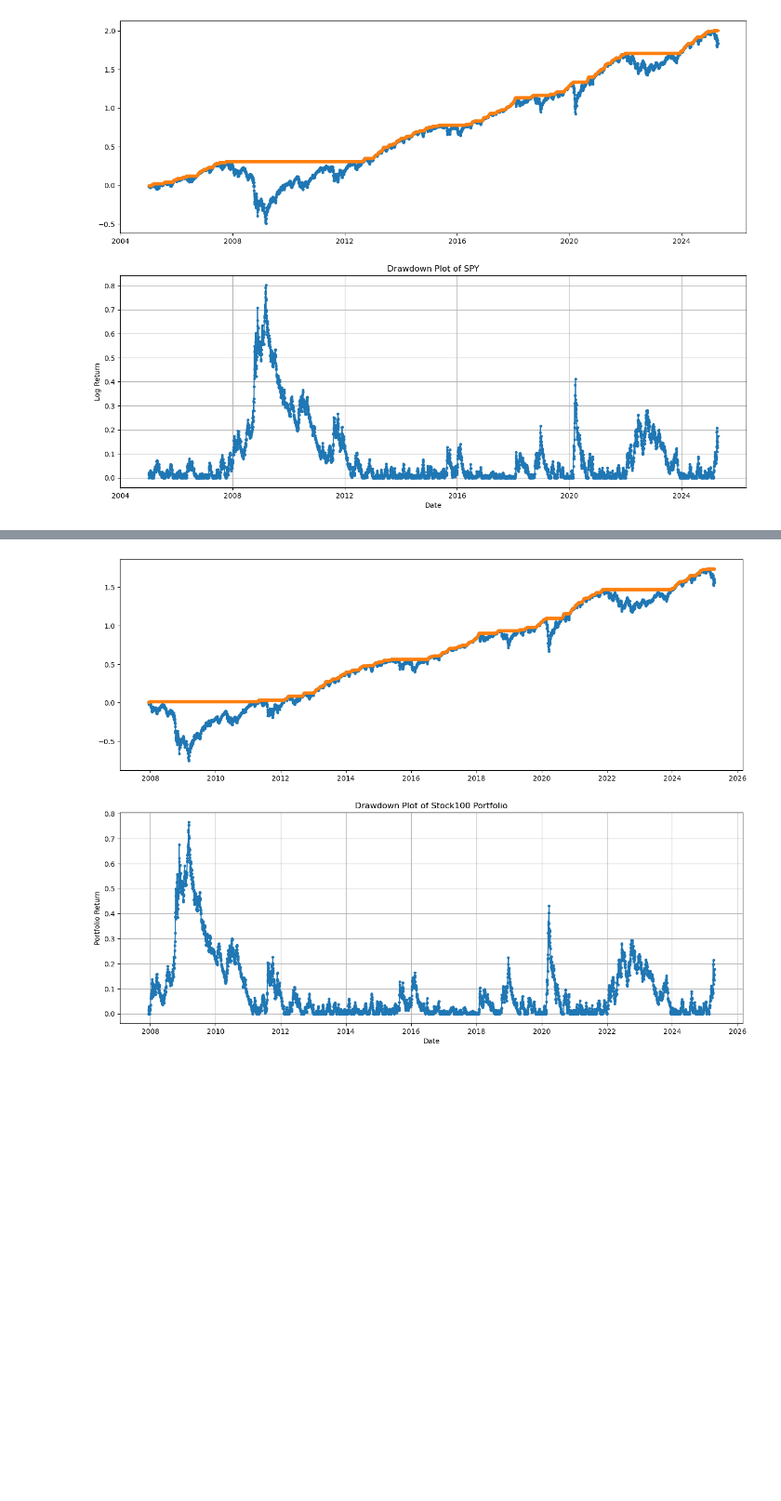
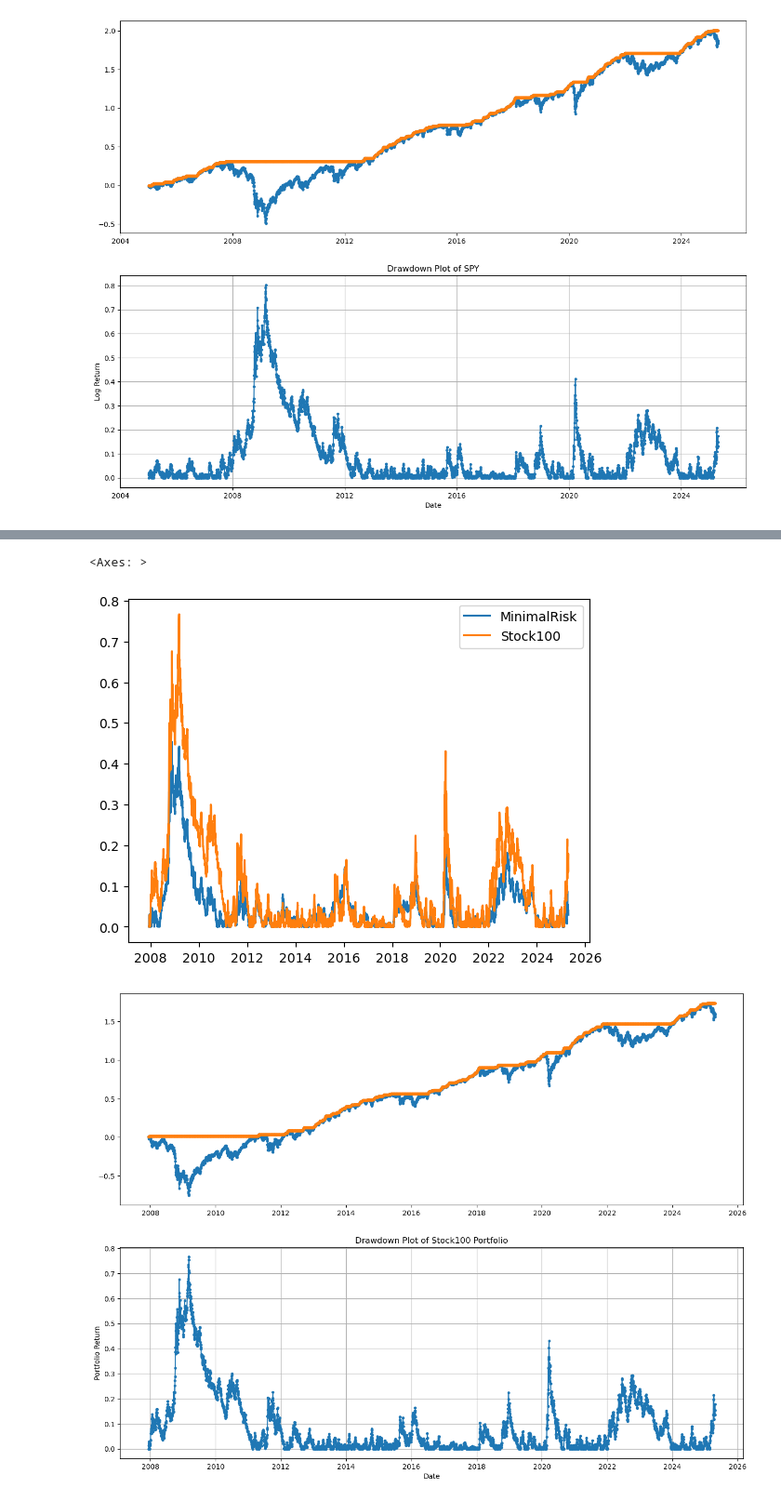
Before and after one commit to quantsummaries/sport, a Jupyter notebook: risk_analysis.ipynb, the cells around one changed output, grey strips where cells are left out. Shown at 93% size. Saved outputs shown, nothing was run; the diff lists cells and outputs as text; code cells hidden in the pictures; blank space fills up the shorter version.

```diff
--- a/risk_analysis.ipynb
+++ b/risk_analysis.ipynb
@@ -204,3 +220,8 @@ port_dd[['MinimalRisk','Stock100', 'Bond50_Stock50']].plot.line()
+# %%
+port_dd[['MinimalRisk', 'Stock100']].plot.line()
+# %% [output]
+<Axes: >
+[figure, added]
 # %%
 stock100_dr = port_dd_dict['Stock100']
 
```
Also changed, not shown: parts of 39 cells of this notebook, 24 other files.
